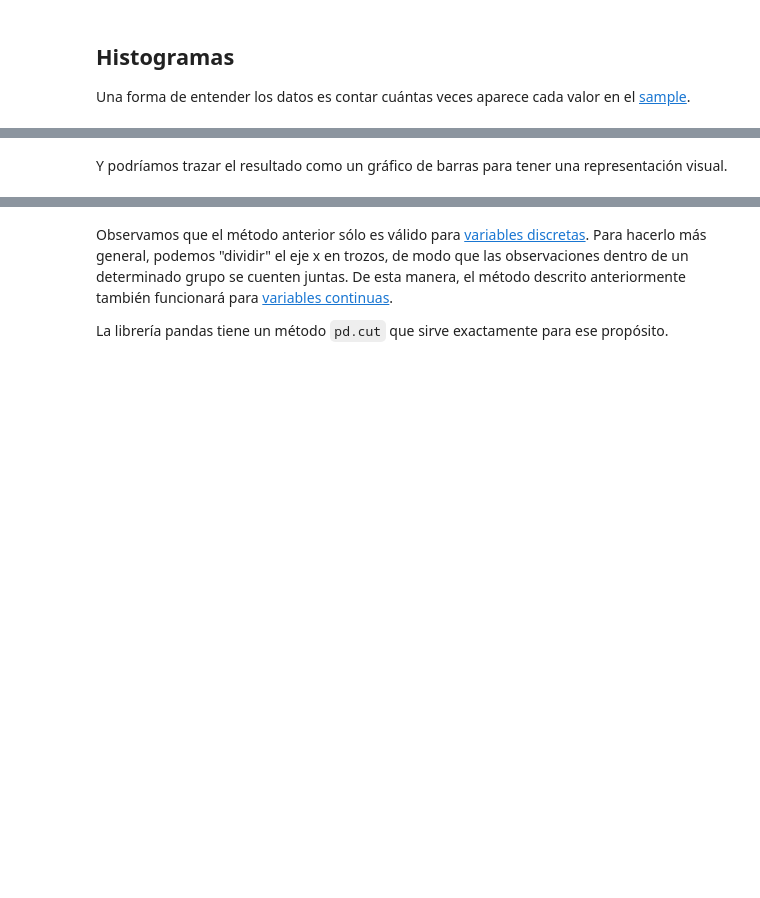
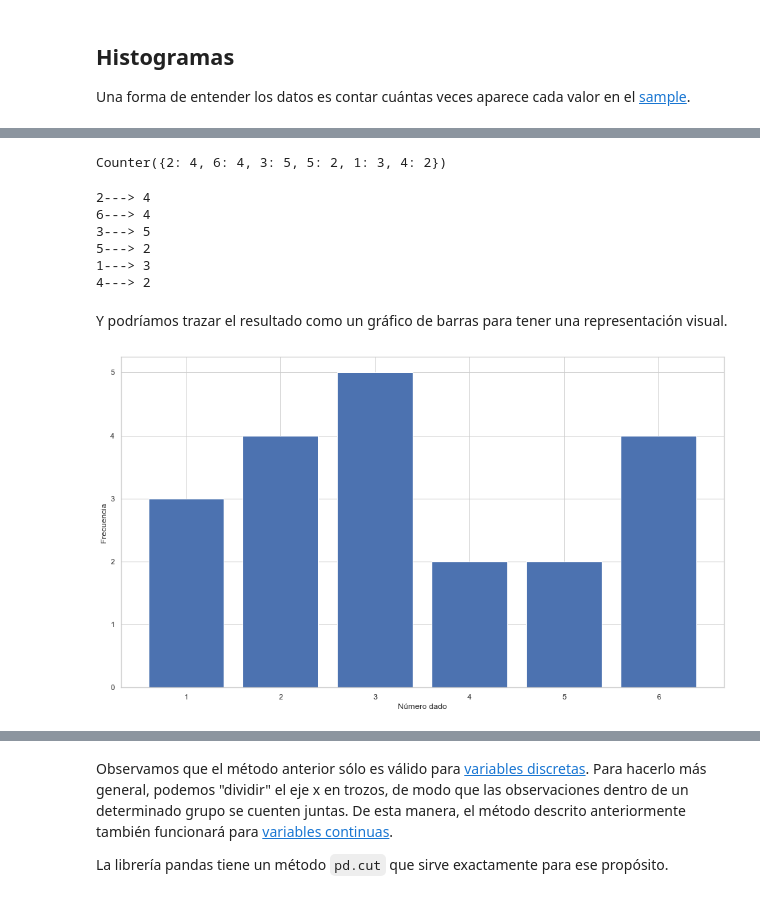
Before and after one commit to Ironhack-Data-Madrid-Octubre-2021/apuntes_clase, a Jupyter notebook: semana_05/02 - Intro estadística.ipynb, the cells around one changed output, grey strips where cells are left out. Drawn from its saved outputs; the diff is of its cells as text; code cells hidden in the pictures; blank space fills up the shorter version.

```diff
--- a/semana_05/02 - Intro estadística.ipynb
+++ b/semana_05/02 - Intro estadística.ipynb
@@ -38,5 +39,11 @@ from scipy.stats import trim_mean, mode, skew, gaussian_kde, pearsonr, spearmanr
 ## Histogramas
 
 Una forma de entender los datos es contar cuántas veces aparece cada valor en el [sample](https://en.wikipedia.org/wiki/Sample_(statistics)#:~:text=In%20statistics%20and%20quantitative%20research,points%2C%20sampling%20units%20or%20observations.).
+# %%
+sample = [1,2,3,4,5,6]
 # %%
 # Experimento: tirar un dado 20 veces
+exp = random.choices(sample, k=20)
+# %%
+# Hacemos una comp dict
+count_ = {n:list(exp).count(n) for n in exp}
@@ -45,2 +57,5 @@ Una forma de entender los datos es contar cuántas veces aparece cada valor en e
 # %%
 #Counter hace esto mismo
+Counter(exp)
+# %% [output]
+Counter({2: 4, 6: 4, 3: 5, 5: 2, 1: 3, 4: 2})
@@ -49,4 +62,22 @@ Una forma de entender los datos es contar cuántas veces aparece cada valor en e
+# %%
+for k,v in Counter(exp).items():
+    print (f"{k}---> {v}")
+# %% [output]
+2---> 4
+6---> 4
+3---> 5
+5---> 2
+1---> 3
+4---> 2
 # %% [markdown]
 Y podríamos trazar el resultado como un gráfico de barras para tener una representación visual.
+# %%
+plt.bar(x=count_.keys(),
+        height=count_.values())
+plt.xlabel('Número dado')
+plt.ylabel('Frecuencia')
+plt.show()
+# %% [output]
+[figure, added]
 # %%
 # seaborn tiene una buena función para hacer esto también que ya conocemos de sobra
```
Also changed, not shown: parts of 10 cells of this notebook.
